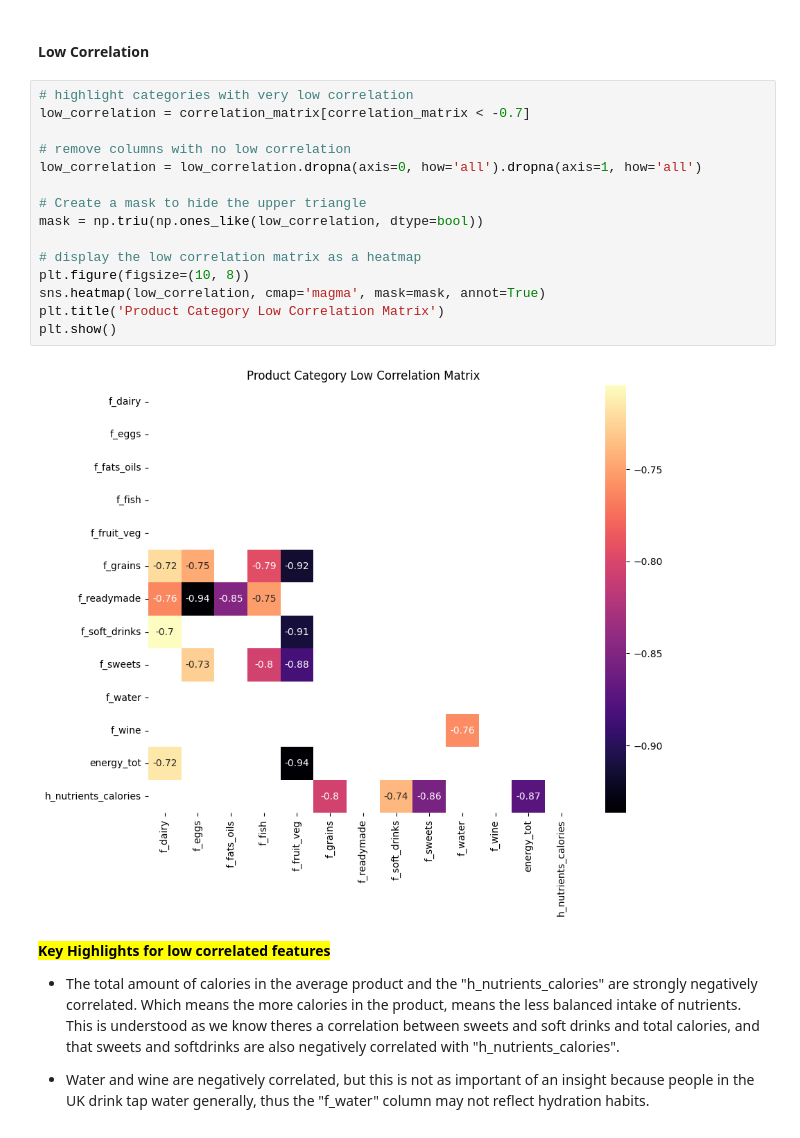
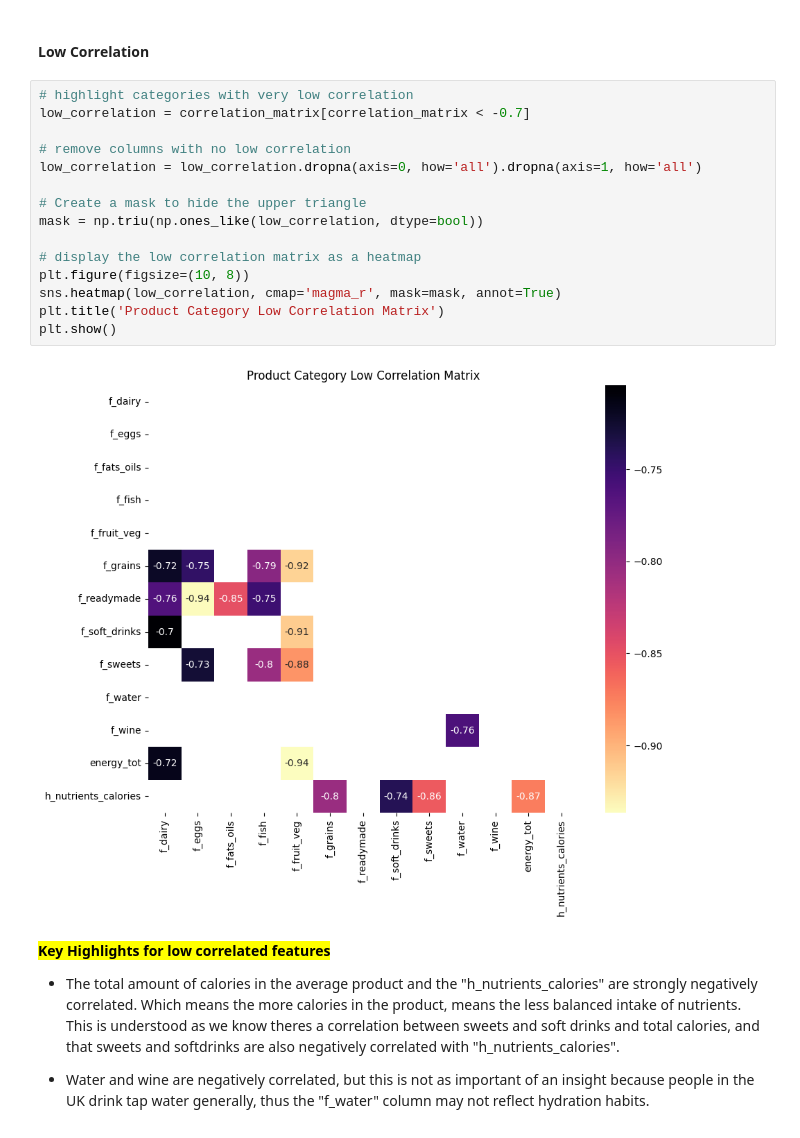
Before and after one commit to omarriyaz/Tesco_Grocery_and_Educational_Attainment, a Jupyter notebook: Code/Analysis.ipynb, the cells around one changed output. Drawn from its saved outputs; the diff is of its cells as text.

```diff
--- a/Code/Analysis.ipynb
+++ b/Code/Analysis.ipynb
@@ -474,20 +474,20 @@ plt.show()
 # %%
 # highlight categories with very low correlation
 low_correlation = correlation_matrix[correlation_matrix < -0.7]
 
 # remove columns with no low correlation
 low_correlation = low_correlation.dropna(axis=0, how='all').dropna(axis=1, how='all')
 
 # Create a mask to hide the upper triangle
 mask = np.triu(np.ones_like(low_correlation, dtype=bool))
 
 # display the low correlation matrix as a heatmap
 plt.figure(figsize=(10, 8))
-sns.heatmap(low_correlation, cmap='magma', mask=mask, annot=True)
+sns.heatmap(low_correlation, cmap='magma_r', mask=mask, annot=True)
 plt.title('Product Category Low Correlation Matrix')
 plt.show()
 # %% [output]
-[figure, old version]
+[figure, new version]
 # %% [markdown]
 <mark>**Key Highlights for low correlated features**</mark>
 
```
Also changed, not shown: parts of 8 cells of this notebook.
